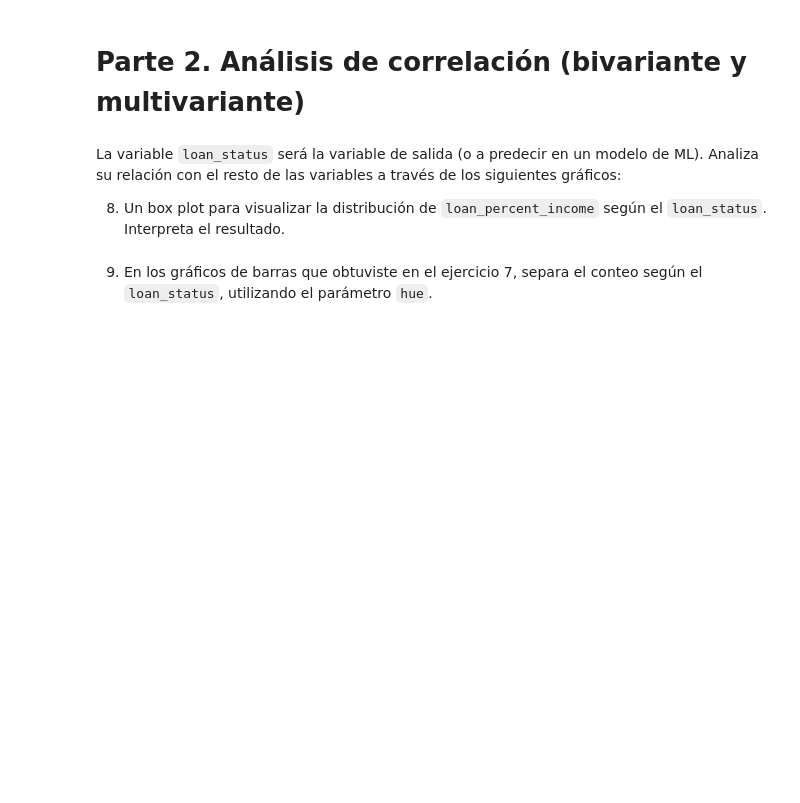
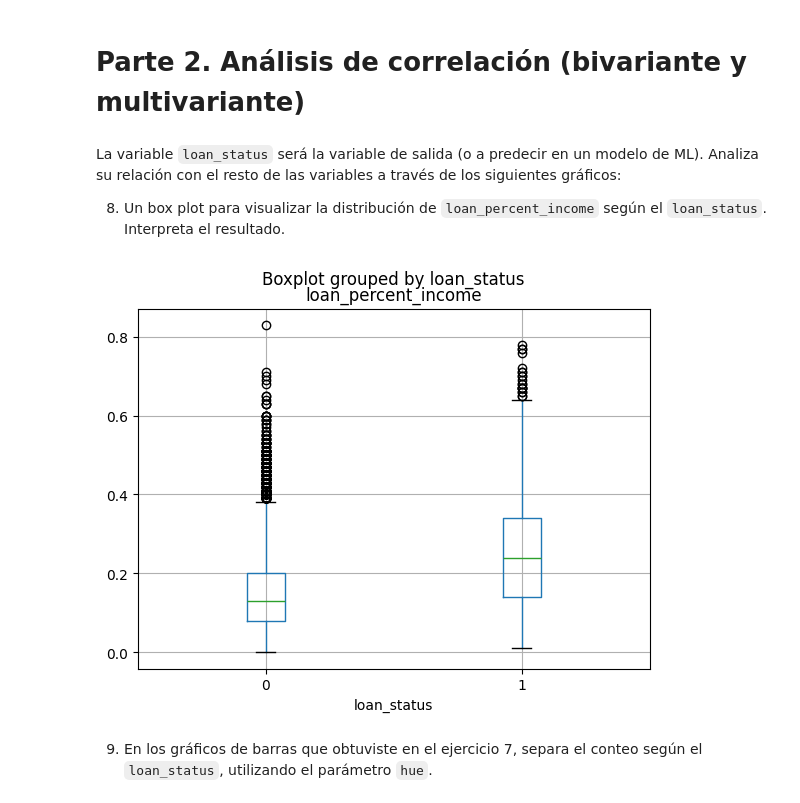
Before and after one commit to ErickCuellar1/DataScience, a Jupyter notebook: Semana 4/Actividad 4/Actividad4EDA.ipynb, the cells around one changed output. Cells and saved outputs as stored; diff of their text form; code cells hidden in the pictures; blank space fills up the shorter version.

```diff
--- a/Semana 4/Actividad 4/Actividad4EDA.ipynb
+++ b/Semana 4/Actividad 4/Actividad4EDA.ipynb
@@ -333,5 +430,10 @@ IQR_outliers
 La variable `loan_status` será la variable de salida (o a predecir en un modelo de ML). Analiza su relación con el resto de las variables a través de los siguientes gráficos:
 
 8. Un box plot para visualizar la distribución de `loan_percent_income` según el `loan_status`. Interpreta el resultado.
+# %%
+df.boxplot(column='loan_percent_income', by='loan_status')
+plt.show()
+# %% [output]
+[figure, added]
 # %% [markdown]
  9. En los gráficos de barras que obtuviste en el ejercicio 7, separa el conteo según el `loan_status`, utilizando el parámetro `hue`.
```
Also changed, not shown: parts of 13 cells of this notebook.
